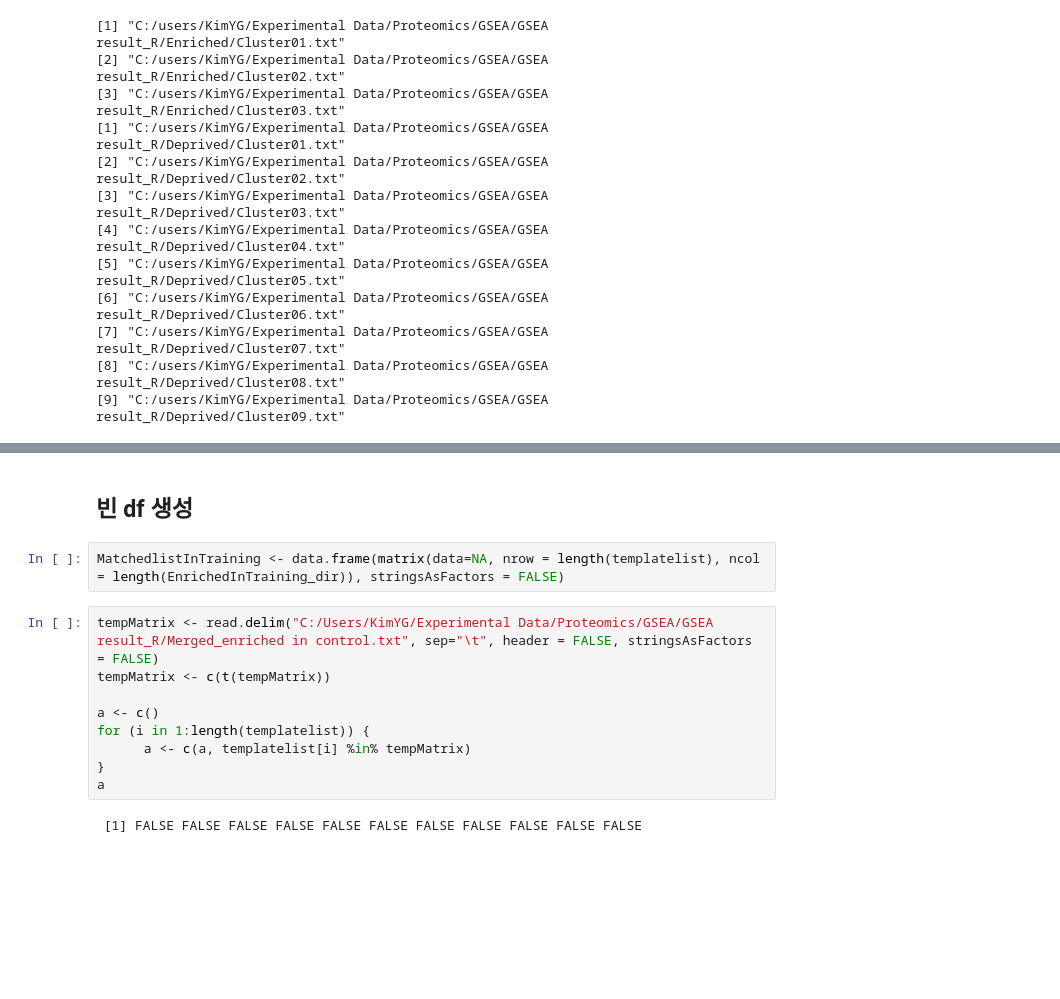
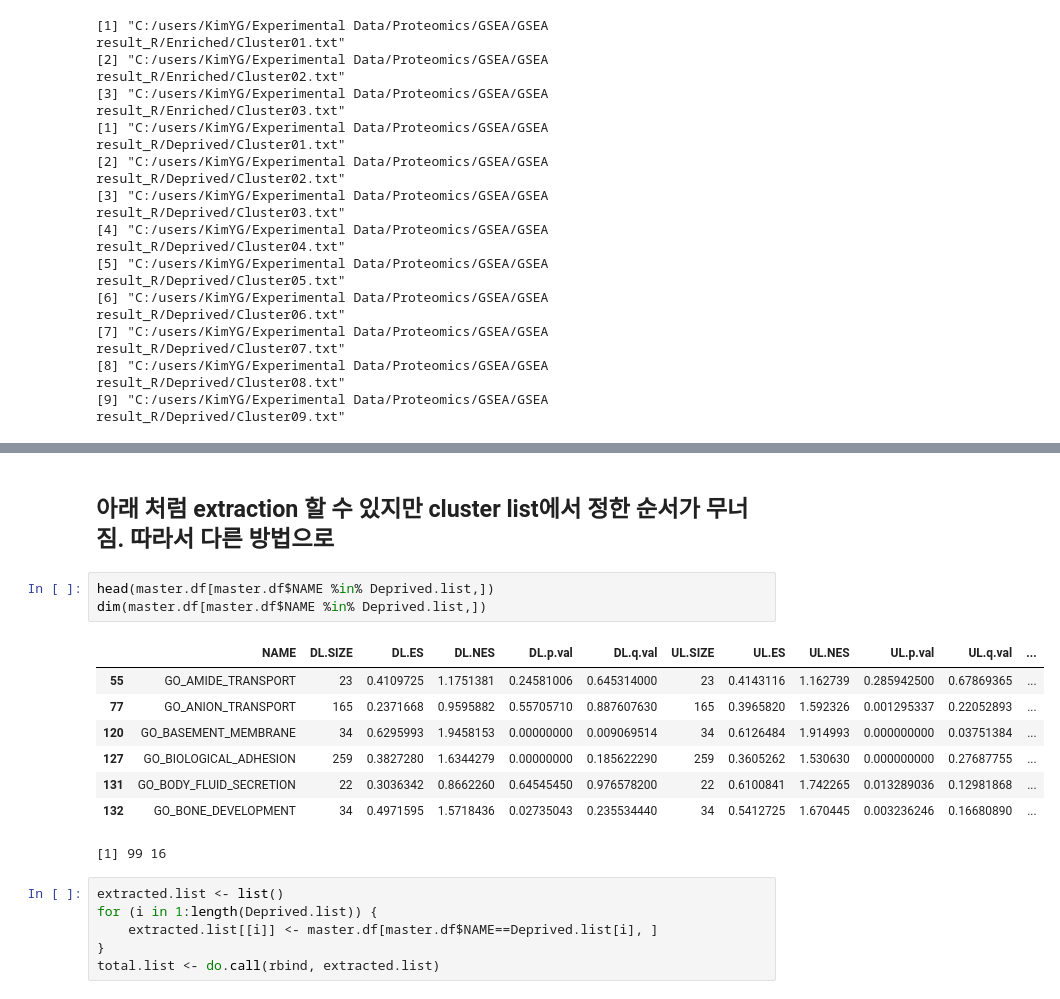
Before and after one commit to parkgilbong/Jupyter_notebook, a Jupyter notebook: Generation of GSEA heat map.ipynb, the cells around one changed output, grey strips where cells are left out. Drawn from its saved outputs; the diff is of its cells as text; blank space fills up the shorter version.

```diff
--- a/Generation of GSEA heat map.ipynb
+++ b/Generation of GSEA heat map.ipynb
@@ -59,15 +143,20 @@ templatelist
-# %% [markdown]
-## 빈 df 생성
-# %%
-MatchedlistInTraining <- data.frame(matrix(data=NA, nrow = length(templatelist), ncol = length(EnrichedInTraining_dir)), stringsAsFactors = FALSE)
-# %%
-tempMatrix <- read.delim("C:/Users/KimYG/Experimental Data/Proteomics/GSEA/GSEA result_R/Merged_enriched in control.txt", sep="\t", header = FALSE, stringsAsFactors = FALSE)
-tempMatrix <- c(t(tempMatrix))
-
-a <- c()
-for (i in 1:length(templatelist)) {
-      a <- c(a, templatelist[i] %in% tempMatrix)
-}
-a
-# %% [output]
- [1] FALSE FALSE FALSE FALSE FALSE FALSE FALSE FALSE FALSE FALSE FALSE
+# %% [markdown]
+## 아래 처럼 extraction 할 수 있지만 cluster list에서 정한 순서가 무너짐. 따라서 다른 방법으로
+# %%
+head(master.df[master.df$NAME %in% Deprived.list,])
+dim(master.df[master.df$NAME %in% Deprived.list,])
+# %% [output]
+|  | NAME | DL.SIZE | DL.ES | DL.NES | DL.p.val | DL.q.val | UL.SIZE | UL.ES | UL.NES | UL.p.val | UL.q.val | ... |
+| 55 | GO_AMIDE_TRANSPORT | 23 | 0.4109725 | 1.1751381 | 0.24581006 | 0.645314000 | 23 | 0.4143116 | 1.162739 | 0.285942500 | 0.67869365 | ... |
+| 77 | GO_ANION_TRANSPORT | 165 | 0.2371668 | 0.9595882 | 0.55705710 | 0.887607630 | 165 | 0.3965820 | 1.592326 | 0.001295337 | 0.22052893 | ... |
+| 120 | GO_BASEMENT_MEMBRANE | 34 | 0.6295993 | 1.9458153 | 0.00000000 | 0.009069514 | 34 | 0.6126484 | 1.914993 | 0.000000000 | 0.03751384 | ... |
+| 127 | GO_BIOLOGICAL_ADHESION | 259 | 0.3827280 | 1.6344279 | 0.00000000 | 0.185622290 | 259 | 0.3605262 | 1.530630 | 0.000000000 | 0.27687755 | ... |
+| 131 | GO_BODY_FLUID_SECRETION | 22 | 0.3036342 | 0.8662260 | 0.64545450 | 0.976578200 | 22 | 0.6100841 | 1.742265 | 0.013289036 | 0.12981868 | ... |
+| 132 | GO_BONE_DEVELOPMENT | 34 | 0.4971595 | 1.5718436 | 0.02735043 | 0.235534440 | 34 | 0.5412725 | 1.670445 | 0.003236246 | 0.16680890 | ... |
+[1] 99 16
+# %%
+extracted.list <- list()
+for (i in 1:length(Deprived.list)) {
+    extracted.list[[i]] <- master.df[master.df$NAME==Deprived.list[i], ]
+}
+total.list <- do.call(rbind, extracted.list)
```
Also changed, not shown: parts of 22 cells of this notebook.
